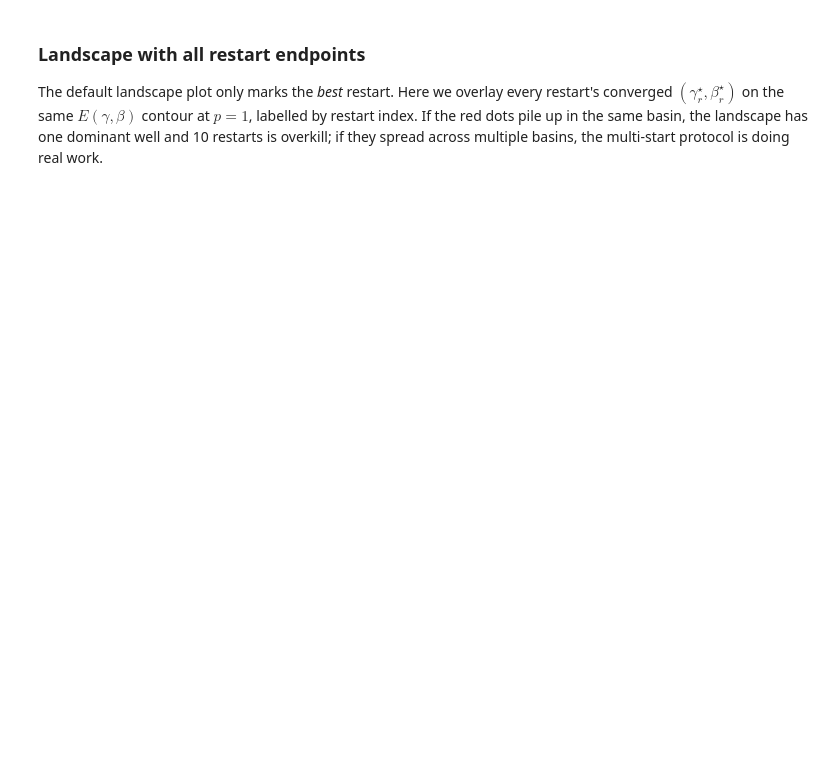
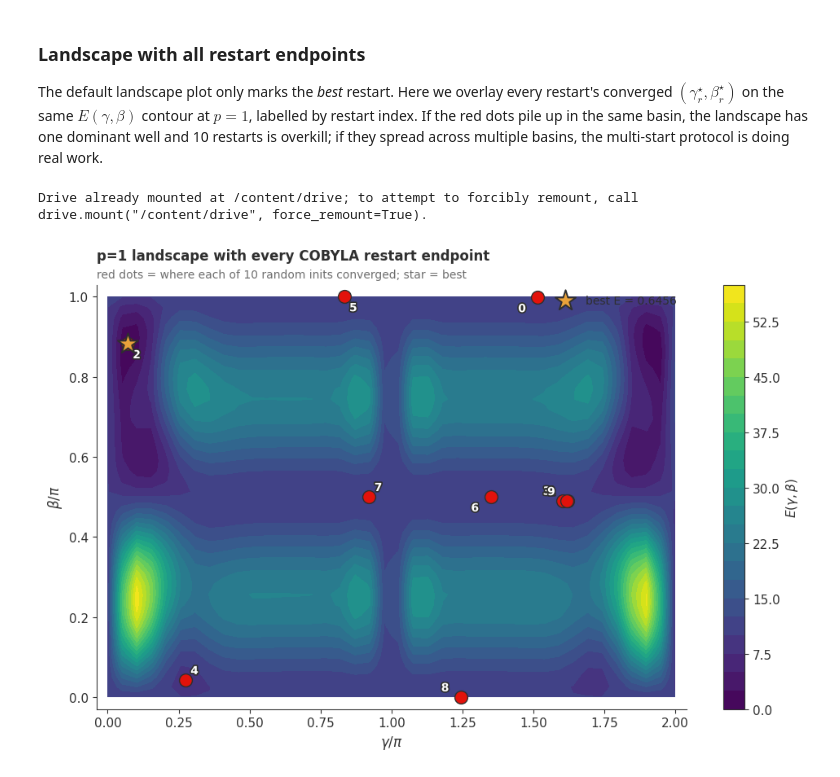
Before and after one commit to egil10/fys5419, a Jupyter notebook: project2/code/notebooks/03_qaoa.ipynb, the cells around one changed output. Cells and saved outputs as stored; diff of their text form; code cells hidden in the pictures; blank space fills up the shorter version.

```diff
--- a/project2/code/notebooks/03_qaoa.ipynb
+++ b/project2/code/notebooks/03_qaoa.ipynb
@@ -225,41 +256,70 @@ red dots pile up in the same basin, the landscape has one dominant well
 and 10 restarts is overkill; if they spread across multiple basins, the
 multi-start protocol is doing real work.
 # %%
-# Build the p=1 contour grid from the same Landscape object we already have.
+import matplotlib.patheffects as pe
+
 GG, BB = np.meshgrid(land.gammas, land.betas, indexing='ij')
 
-fig, ax = plt.subplots(figsize=(8, 6))
+fig, ax = plt.subplots(figsize=(10, 6.5))
 cf = ax.contourf(GG / np.pi, BB / np.pi, land.energy, levels=25, cmap='viridis')
 cbar = plt.colorbar(cf, ax=ax)
-cbar.set_label(r'$E(\gamma, \beta)$', fontsize=10)
+cbar.set_label(r'$E(\gamma, \beta)$', fontsize=11)
 
-# Every restart's endpoint, labelled by index. Modulo the periodicity of
-# beta so widely-scattered final betas don't fall off-axis.
-for hist in res_p1['history']:
-    g = float(hist['x'][0]) % (2 * np.pi)
-    b = float(hist['x'][1]) % np.pi
-    ax.scatter(g / np.pi, b / np.pi, c=PALETTE['red'], s=90,
-               edgecolors=PALETTE['charcoal'], linewidth=0.8, zorder=4)
-    ax.annotate(str(hist['restart']),
-                (g / np.pi, b / np.pi), xytext=(4, 4),
-                textcoords='offset points', fontsize=7,
-                color=PALETTE['charcoal'])
+# Wrap endpoints into the displayed window so anything that drifted past
+# 2*pi (gamma) or pi (beta) shows up where it belongs.
+gx = np.array([float(h['x'][0]) % (2 * np.pi) for h in res_p1['history']]) / np.pi
+by = np.array([float(h['x'][1]) %      np.pi  for h in res_p1['history']]) / np.pi
 
-# Best endpoint as a gold star.
-g_best = float(res_p1['gammas'][0]) % (2 * np.pi)
-b_best = float(res_p1['betas'][0])  % np.pi
-ax.scatter(g_best / np.pi, b_best / np.pi, c=PALETTE['ochre'], s=260,
-           marker='*', edgecolors=PALETTE['charcoal'], linewidth=1.2,
-           zorder=6, label=f"best E = {res_p1['energy']:.4f}")
+# Label-offset heuristic: push the text toward the figure interior so
+# numbers near the edge don't get clipped or fall under the colorbar.
+def _label_offset(x_pi: float, y_pi: float) -> tuple[int, int]:
+    dx = -14 if x_pi > 1.0 else  8     # axis midpoint = pi -> 1.0 in normalised units
+    dy = -10 if y_pi > 0.5 else  8     # axis midpoint = pi/2 -> 0.5
+    return dx, dy
+
+label_kwargs = dict(
+    fontsize=10, fontweight='bold', color='white',
+    path_effects=[pe.withStroke(linewidth=2.4, foreground=PALETTE['charcoal'])],
+)
+
+# Restart endpoints. clip_on=False so a dot exactly on the axis line is
+# still drawn in full instead of being chopped in half.
+ax.scatter(gx, by, c=PALETTE['red'], s=130,
+           edgecolors=PALETTE['charcoal'], linewidth=1.0,
+           zorder=4, clip_on=False)
+for i, (x, y) in enumerate(zip(gx, by)):
+    dx, dy = _label_offset(x, y)
+    ax.annotate(str(res_p1['history'][i]['restart']),
+                (x, y), xytext=(dx, dy),
+                textcoords='offset points',
+                ha='center', va='center',
+                zorder=5, annotation_clip=False, **label_kwargs)
+
+# Best endpoint — gold star on top.
+g_best = float(res_p1['gammas'][0]) % (2 * np.pi) / np.pi
+b_best = float(res_p1['betas'][0])  %     np.pi  / np.pi
+ax.scatter(g_best, b_best, c=PALETTE['ochre'], s=360,
+           marker='*', edgecolors=PALETTE['charcoal'], linewidth=1.4,
+           zorder=6, clip_on=False,
+           label=f"best E = {res_p1['energy']:.4f}")
+
+# Pad the axes so dots sitting on the boundary stay fully visible after
+# `bbox_inches='tight'`, which was clipping the right-edge restart labels.
+ax.set_xlim(-0.04, 2.04)
+ax.set_ylim(-0.03, 1.03)
 
 ax.set_xlabel(r'$\gamma / \pi$', fontsize=12)
 ax.set_ylabel(r'$\beta / \pi$', fontsize=12)
 title(ax, 'p=1 landscape with every COBYLA restart endpoint',
-      'red dots = where each of the 10 random inits converged; star = best')
-ax.legend(fontsize=9, loc='upper right')
+      f'red dots = where each of {len(gx)} random inits converged; star = best')
+ax.legend(fontsize=10, loc='upper right',
+          facecolor='white', framealpha=0.85, edgecolor='none')
 ax.grid(False)
 
 plt.tight_layout()
 fig.savefig(fig_path('analysis', 'universe_p1_landscape_with_restarts'),
-            bbox_inches='tight')
+            bbox_inches='tight', pad_inches=0.25)
 plt.show()
+# %% [output]
+Drive already mounted at /content/drive; to attempt to forcibly remount, call drive.mount("/content/drive", force_remount=True).
+[figure, added]
```
Also changed, not shown: parts of 7 cells of this notebook.
